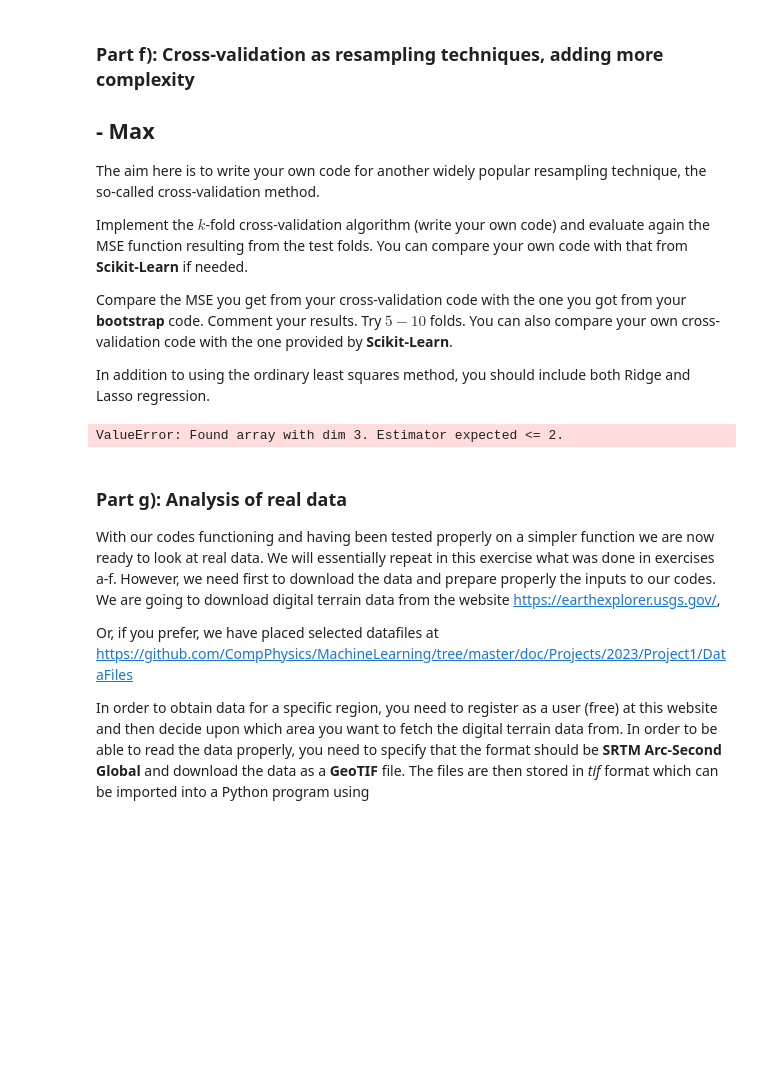
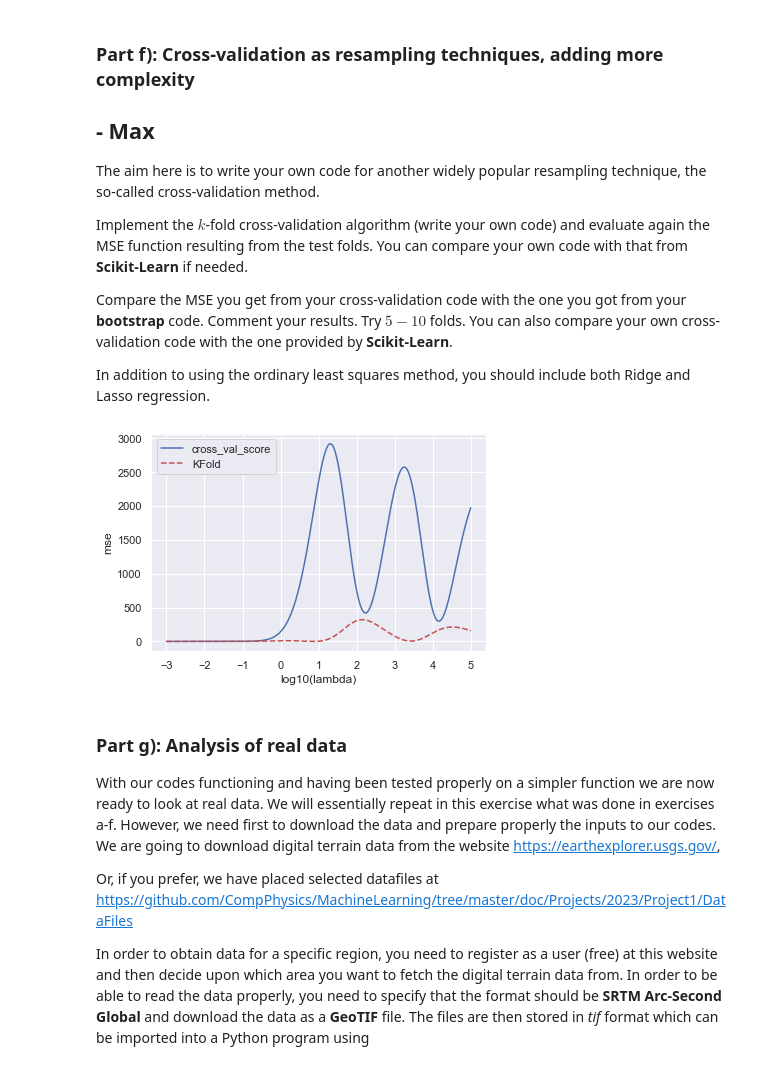
Before and after one commit to Mia-F/FYS_STK_Project_1, a Jupyter notebook: Project_1.ipynb, the cells around one changed output. Saved outputs shown, nothing was run; the diff lists cells and outputs as text; code cells hidden in the pictures; blank space fills up the shorter version.

Commit message:
update for own k_fold func

```diff
--- a/Project_1.ipynb
+++ b/Project_1.ipynb
@@ -715,6 +715,30 @@ def design_matrix(x, y, degree):
 
     return X
 
+
+def k_fold(data, k):
+    """
+    Perform K-fold cross-validation by splitting the data into K sets.
+    Returns:
+    List of tuples: Each tuple contains (train_indices, test_indices) for a fold.
+    """
+
+    n_samples = len(data)
+    fold_size = n_samples // k
+    indices = np.arange(n_samples)
+    np.random.shuffle(indices) #randomize the indices
+
+    k_fold_indices = []
+
+    for i in range(k):
+        test_start = i * fold_size
+        test_end = (i + 1) * fold_size
+        test_indices = indices[test_start:test_end]
+        train_indices = np.concatenate([indices[:test_start], indices[test_end:]])
+        k_fold_indices.append((train_indices, test_indices))
+
+    return k_fold_indices
+
 # A seed just to ensure that the random numbers are the same for every run.
 # Useful for eventual debugging.
 np.random.seed(3155)
@@ -723,6 +747,10 @@ np.random.seed(3155)
 nsamples = 100
 x = np.random.randn(nsamples)
 y = 3 * x**2 + np.random.randn(nsamples)
+data = np.column_stack((x, y))
+
+k = 5
+k_fold_indices = k_fold(data, k)  # Generate fold indices using k_fold function
 
 ## Cross-validation on Ridge regression using KFold only
 
@@ -733,10 +761,6 @@ poly = PolynomialFeatures(degree=6)
 nlambdas = 500
 lambdas = np.logspace(-3, 5, nlambdas)
 
-# Initialize a KFold instance
-k = 5
-kfold = KFold(n_splits=k)
-
 # Perform the cross-validation to estimate MSE
 scores_KFold = np.zeros((nlambdas, k))
 
@@ -744,12 +768,9 @@ i = 0
 for lmb in lambdas:
     ridge = Ridge(alpha=lmb)
     j = 0
-    for train_inds, test_inds in kfold.split(x):
-        xtrain = x[train_inds]
-        ytrain = y[train_inds]
-
-        xtest = x[test_inds]
-        ytest = y[test_inds]
+    for train_indices, test_indices in k_fold_indices:
+        xtrain, ytrain = data[train_indices, 0], data[train_indices, 1]
+        xtest, ytest = data[test_indices, 0], data[test_indices, 1]
 
         Xtrain = design_matrix(xtrain, ytrain, degree=6)
         ridge.fit(Xtrain, ytrain[:, np.newaxis])
@@ -763,41 +784,37 @@ for lmb in lambdas:
     i += 1
 
 estimated_mse_KFold = np.mean(scores_KFold, axis=1)
-
 ## Cross-validation using cross_val_score from sklearn along with KFold
-
-# kfold is an instance initialized above as:
-# kfold = KFold(n_splits=k)
 
 estimated_mse_sklearn = np.zeros(nlambdas)
 i = 0
 for lmb in lambdas:
     ridge = Ridge(alpha=lmb)
 
     X = design_matrix(x, y, degree=6)
     estimated_mse_folds = cross_val_score(ridge, X, y[:, np.newaxis], scoring='neg_mean_squared_error', cv=kfold)
 
     # cross_val_score returns an array containing the estimated negative mse for every fold.
     # we have to take the mean of every array to get an estimate of the mse of the model
     estimated_mse_sklearn[i] = np.mean(-estimated_mse_folds)
 
     i += 1
 
 ## Plot and compare the slightly different ways to perform cross-validation
 
 plt.figure()
 
 plt.plot(np.log10(lambdas), estimated_mse_sklearn, label='cross_val_score')
 plt.plot(np.log10(lambdas), estimated_mse_KFold, 'r--', label='KFold')
 
 plt.xlabel('log10(lambda)')
 plt.ylabel('mse')
 
 plt.legend()
 
 plt.show()
 # %% [output]
-ValueError: Found array with dim 3. Estimator expected <= 2.
+[figure, added]
 # %% [markdown]
 ### Part g): Analysis of real data
 
```
